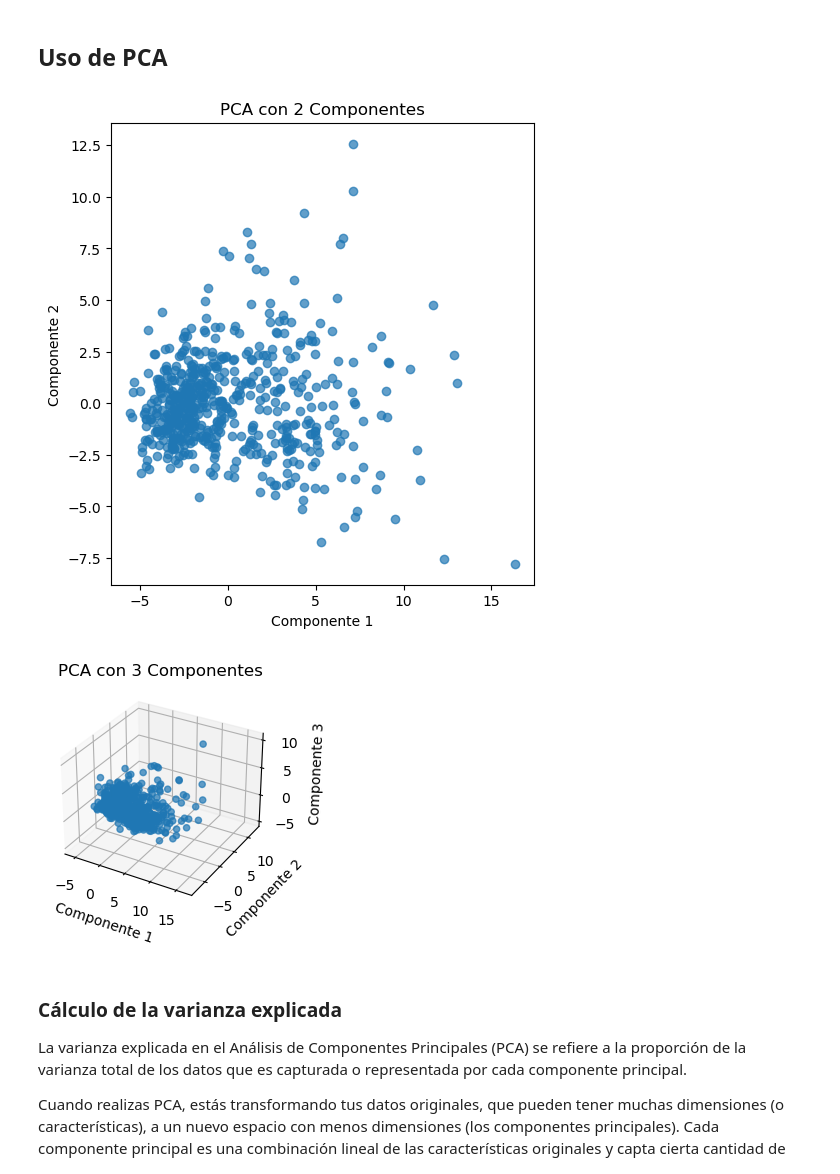
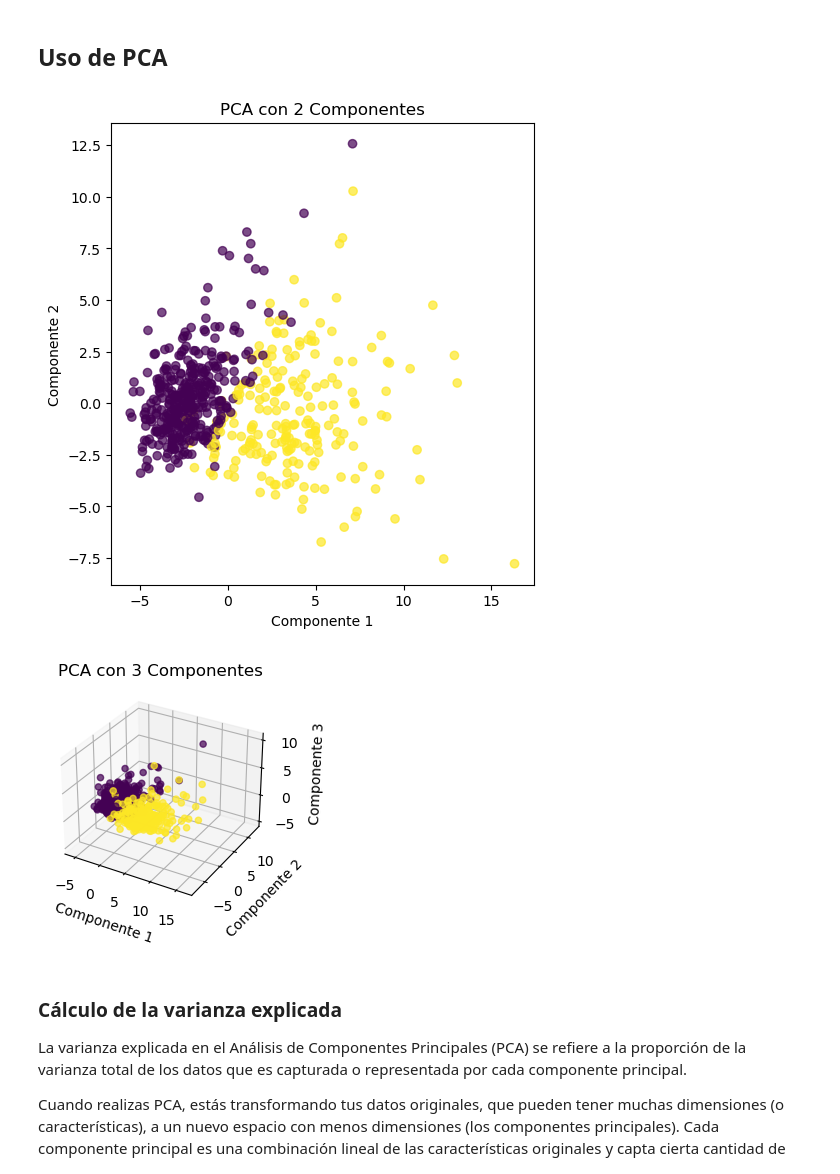
Before and after one commit to thedatalover/algoritmos-ml, a Jupyter notebook: ml-no-supervisado/pca.ipynb, the cells around one changed output. Saved outputs shown, nothing was run; the diff lists cells and outputs as text; code cells hidden in the pictures.

Commit message:
Actualiza PCA para incluir colores en los puntos

```diff
--- a/ml-no-supervisado/pca.ipynb
+++ b/ml-no-supervisado/pca.ipynb
@@ -124,28 +124,31 @@ components_2d = pca_2d.fit_transform(data_standardized)
 # PCA para 3 componentes
 pca_3d = PCA(n_components=3)
 components_3d = pca_3d.fit_transform(data_standardized)
+# %%
+# Define los colores para los puntos del gráfico
+dot_colors = data_raw["diagnosis"].replace({'M': 1, 'B': 0})
 # %%
 # Gráfico para 2 componentes
 plt.figure(figsize=(12, 6))
 plt.subplot(1, 2, 1)
-plt.scatter(components_2d[:, 0], components_2d[:, 1], alpha=0.7)
+plt.scatter(components_2d[:, 0], components_2d[:, 1], c=dot_colors, alpha=0.7)
 plt.title("PCA con 2 Componentes")
 plt.xlabel("Componente 1")
 plt.ylabel("Componente 2")
 plt.show()
 # %% [output]
-[figure, old version]
+[figure, new version]
 # %%
 # Gráfico para 3 componentes
 ax = plt.subplot(1, 2, 2, projection="3d")
-ax.scatter(components_3d[:, 0], components_3d[:, 1], components_3d[:, 2], alpha=0.7)
+ax.scatter(components_3d[:, 0], components_3d[:, 1], components_3d[:, 2], c=dot_colors, alpha=0.7)
 ax.set_title("PCA con 3 Componentes")
 ax.set_xlabel("Componente 1")
 ax.set_ylabel("Componente 2")
 ax.set_zlabel("Componente 3")
 plt.show()
 # %% [output]
-[figure, old version]
+[figure, new version]
 # %% [markdown]
 ### Cálculo de la varianza explicada
 
```
Also changed, not shown: parts of 1 cell of this notebook.
